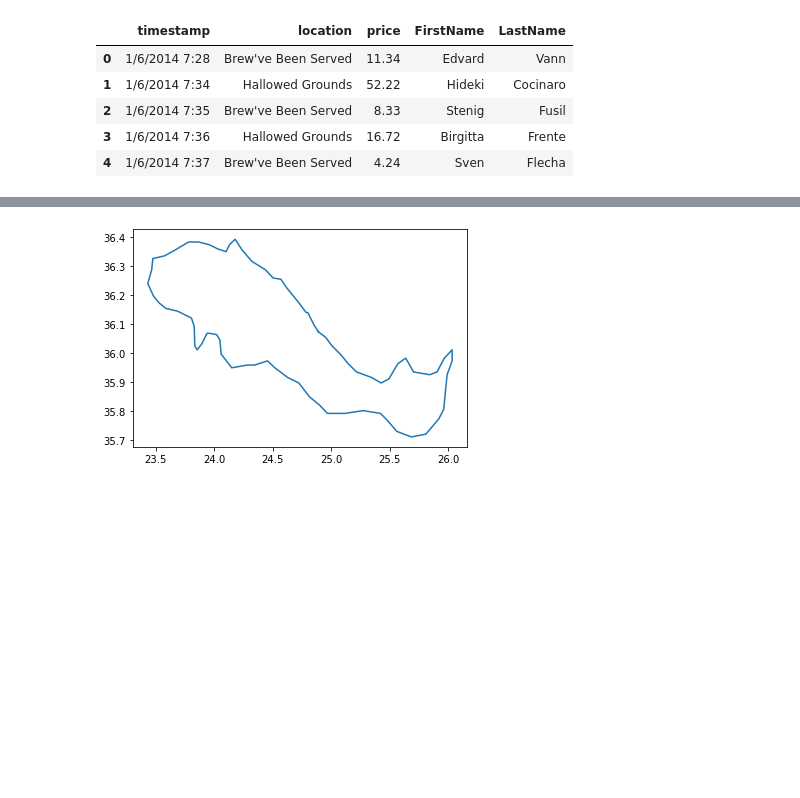
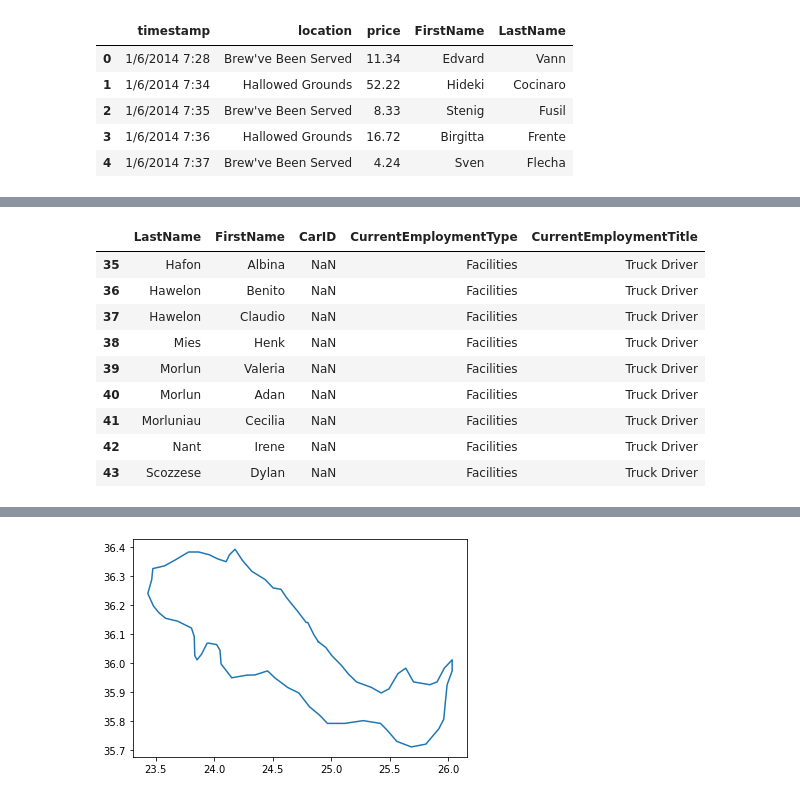
Before and after one commit to jpbski/Capstone-Term-Project, a Jupyter notebook: The_Kronos_Incident.ipynb, the cells around one changed output, grey strips where cells are left out. Saved outputs shown, nothing was run; the diff lists cells and outputs as text; code cells hidden in the pictures; blank space fills up the shorter version.

```diff
--- a/The_Kronos_Incident.ipynb
+++ b/The_Kronos_Incident.ipynb
@@ -52,0 +83,3 @@ cc_df.head()
+# %%
+car_df['CurrentEmploymentType'] = car_df['CurrentEmploymentType'].astype('category')
+car_df['CurrentEmploymentTitle'] = car_df['CurrentEmploymentTitle'].astype('category')
@@ -52,0 +164,15 @@ cc_df.head()
+# %%
+employee_outlier_purchase = car_df.loc[car_df['FirstName'].isin(['Albina','Cecilia','Benito','Henk','Valeria','Irene','Dylan','Adan'
+,'Claudio'])]
+employee_outlier_purchase
+# %% [output]
+|  | LastName | FirstName | CarID | CurrentEmploymentType | CurrentEmploymentTitle |
+| 35 | Hafon | Albina | NaN | Facilities | Truck Driver |
+| 36 | Hawelon | Benito | NaN | Facilities | Truck Driver |
+| 37 | Hawelon | Claudio | NaN | Facilities | Truck Driver |
+| 38 | Mies | Henk | NaN | Facilities | Truck Driver |
+| 39 | Morlun | Valeria | NaN | Facilities | Truck Driver |
+| 40 | Morlun | Adan | NaN | Facilities | Truck Driver |
+| 41 | Morluniau | Cecilia | NaN | Facilities | Truck Driver |
+| 42 | Nant | Irene | NaN | Facilities | Truck Driver |
+| 43 | Scozzese | Dylan | NaN | Facilities | Truck Driver |
```
Also changed, not shown: parts of 23 cells of this notebook.
